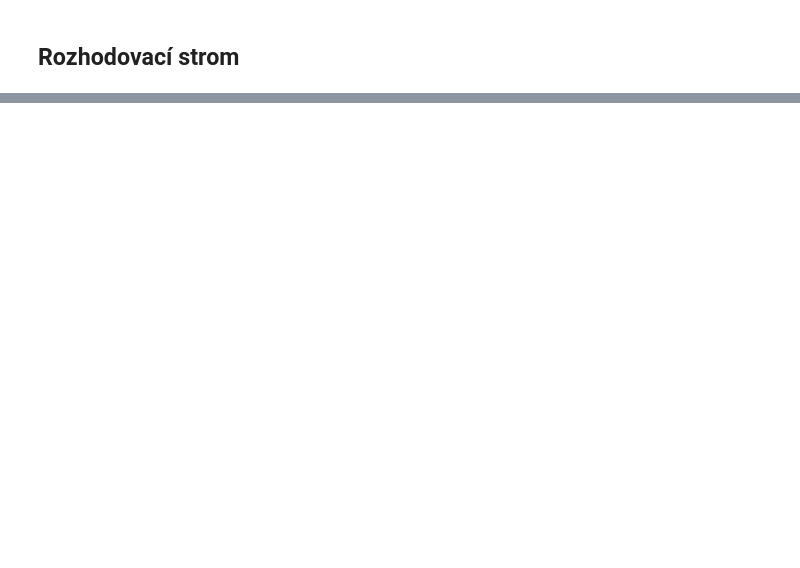
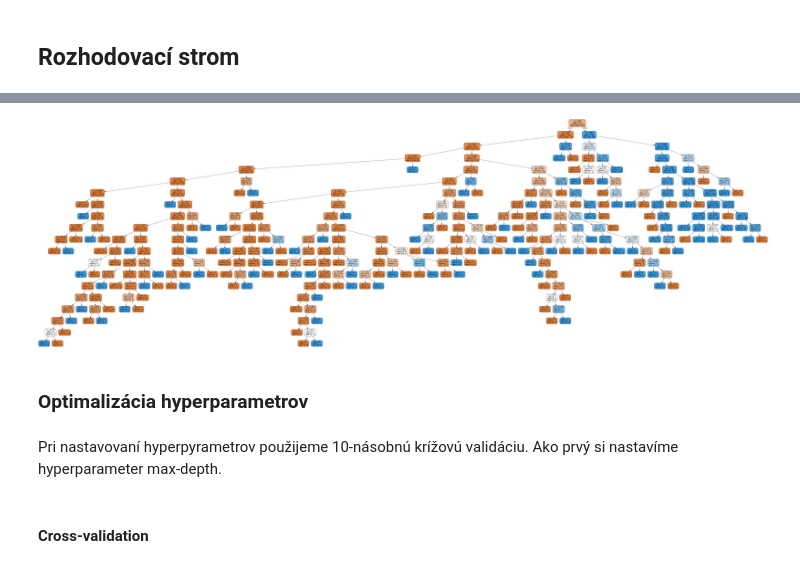
Before and after one commit to xheban/IAU-projekt, a Jupyter notebook: Phase3.ipynb, the cells around one changed output, grey strips where cells are left out. Saved outputs shown, nothing was run; the diff lists cells and outputs as text; code cells hidden in the pictures; blank space fills up the shorter version.

```diff
--- a/Phase3.ipynb
+++ b/Phase3.ipynb
@@ -380,11 +430,22 @@ Výsledky pre validačný dataset
 # %%
 train_for_tree = pd.read_csv("merged_train.csv", lineterminator='#')
 valid_for_tree = finalFunction(personal_valid, other_valid)
-changeCategoricalValuesToNumeric(train_for_tree)
-changeCategoricalValuesToNumeric(valid_for_tree)
-col = ['mean_glucose','mean_oxygen','age','sex','pregnant','kurtosis_glucose',
-       'kurtosis_oxygen','skewness_glucose','skewness_oxygen']
+train_for_tree = encodeOneHot(train_for_tree)
+valid_for_tree = encodeOneHot(valid_for_tree)
+
+colForTrain = list(train_for_tree)
+colForValid = list(valid_for_tree)
+
+
+colTest = ['age','sex_0','sex_1','pregnant_0','pregnant_1','mean_glucose','mean_oxygen','skewness_glucose','skewness_oxygen',
+          'kurtosis_glucose','kurtosis_oxygen','std_glucose','std_oxygen','hours-per-week','color_0','color_1','color_2','color_3',
+          'color_4']
+
+removeEncodedColumnsFromList(colForTrain)
+removeEncodedColumnsFromList(colForValid)
+
 labels = train_for_tree['class'].values
-data = train_for_tree[col]
-dataValid = valid_for_tree[col]
+data = train_for_tree[colTest]
+
 labelsValid = valid_for_tree['class'].values
+dataValid = valid_for_tree[colTest]
@@ -432,0 +492,5 @@ F1:  0.9327030591953291
+# %%
+pd.set_option('display.width', 1000)
+from sklearn.tree.export import export_text
+r = export_text(model, feature_names=colTest, decimals=0, show_weights=True)
+print(r)
@@ -432,0 +535,22 @@ F1:  0.9327030591953291
+# %%
+from sklearn.externals.six import StringIO
+from IPython.display import Image
+from sklearn.tree import export_graphviz
+import pydotplus
+import os
+os.environ['PATH'] = os.environ['PATH']+';'+os.environ['CONDA_PREFIX']+r"\Library\bin\graphviz"
+dot_data = StringIO()
+
+export_graphviz(model, out_file=dot_data,
+                filled=True, rounded=True,
+                special_characters=True)
+graph = pydotplus.graph_from_dot_data(dot_data.getvalue())
+Image(graph.create_png())
+# %% [output]
+[figure, added]
+# %% [markdown]
+### Optimalizácia hyperparametrov
+# %% [markdown]
+Pri nastavovaní hyperpyrametrov použijeme 10-násobnú krížovú validáciu. Ako prvý si nastavíme hyperparameter max-depth.
+# %% [markdown]
+#### Cross-validation
```
Also changed, not shown: parts of 111 cells of this notebook, 2 other files.
